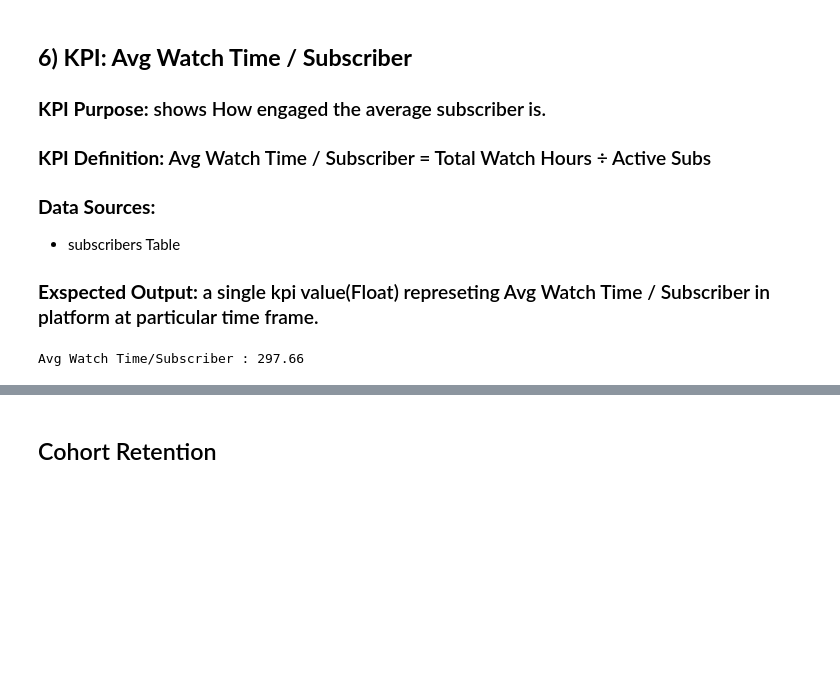
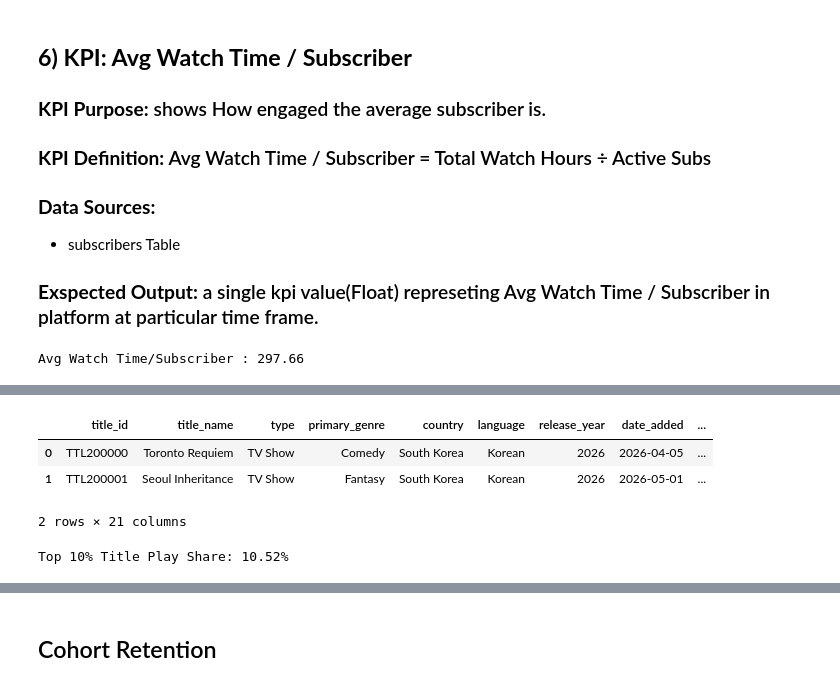
Before and after one commit to KishoreAIML/StreamFlix-Content-Analytics, a Jupyter notebook: notebooks/Phase3_KPIs_Kishore_Tirumani.ipynb, the cells around one changed output, grey strips where cells are left out. Cells and saved outputs as stored; diff of their text form; code cells hidden in the pictures; blank space fills up the shorter version.

```diff
--- a/notebooks/Phase3_KPIs_Kishore_Tirumani.ipynb
+++ b/notebooks/Phase3_KPIs_Kishore_Tirumani.ipynb
@@ -150,0 +188,24 @@ Avg Watch Time/Subscriber : 297.66
+# %%
+titles_data = pd.read_sql_query(
+    """
+    SELECT *
+    FROM titles;
+
+    """,
+    con = engine
+)
+titles_data.head(2)
+# %% [output]
+|  | title_id | title_name | type | primary_genre | country | language | release_year | date_added | ... |
+| 0 | TTL200000 | Toronto Requiem | TV Show | Comedy | South Korea | Korean | 2026 | 2026-04-05 | ... |
+| 1 | TTL200001 | Seoul Inheritance | TV Show | Fantasy | South Korea | Korean | 2026 | 2026-05-01 | ... |
+2 rows × 21 columns
+# %%
+title_plays = titles_data.groupby("title_name").size().sort_values(ascending=False)
+top_n = max(1, int(len(title_plays) * 0.10))
+top_10_plays = title_plays.head(top_n).sum()
+total_plays = title_plays.sum()
+top_10_play_share = (top_10_plays / total_plays) * 100
+print(f"Top 10% Title Play Share: {top_10_play_share:.2f}%")
+# %% [output]
+Top 10% Title Play Share: 10.52%
```
Also changed, not shown: parts of 8 cells of this notebook, 8 other files.
